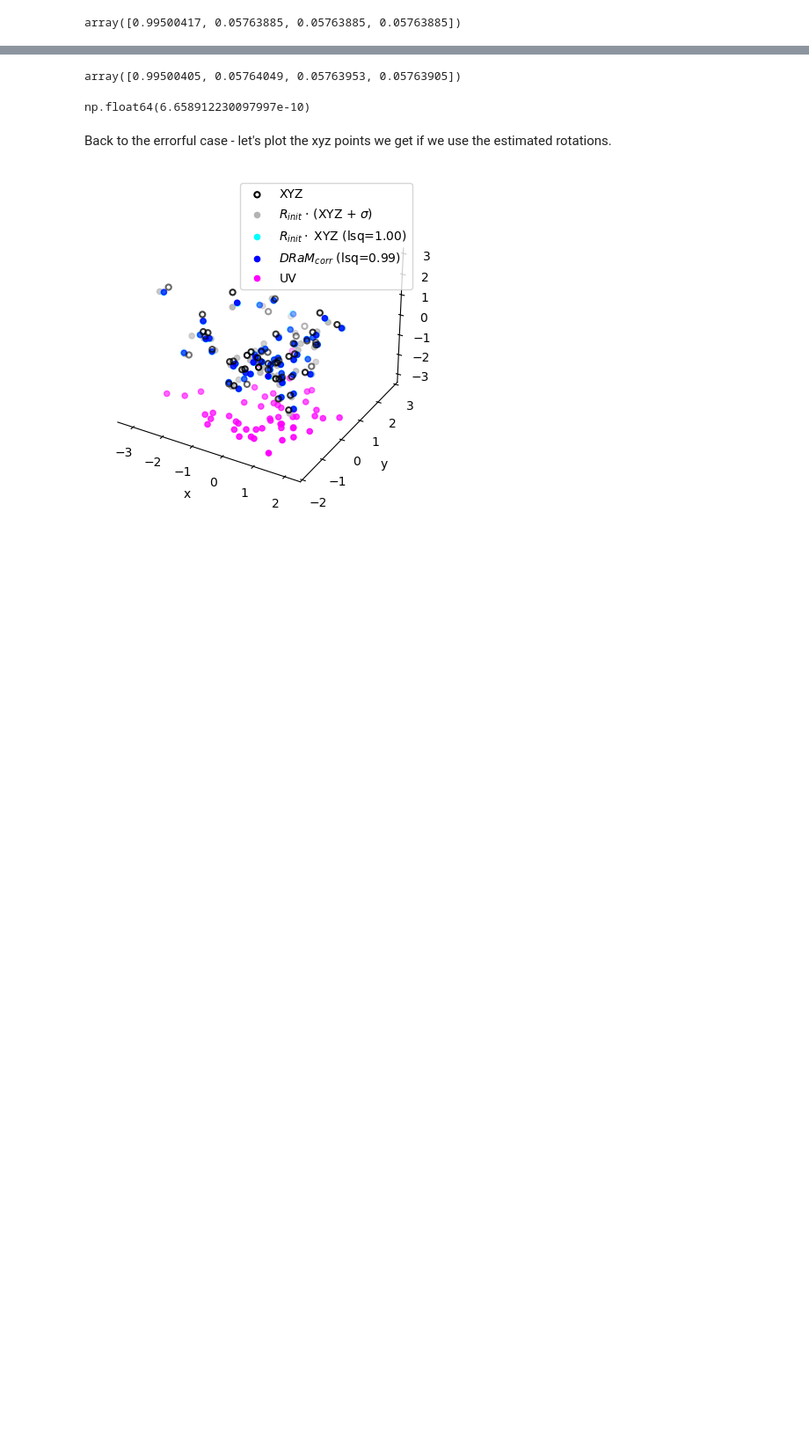
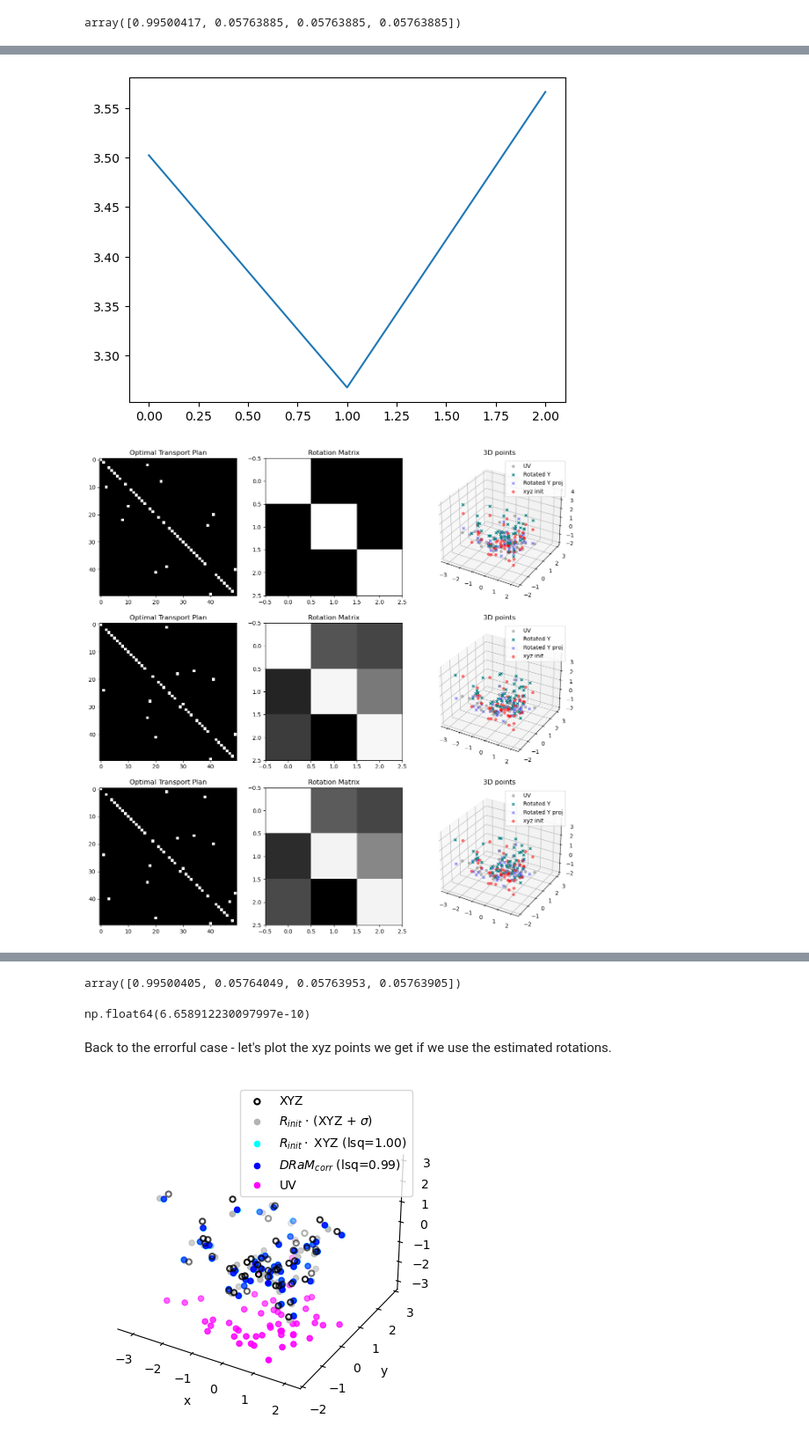
Before and after one commit to geoffwoollard/quaternion-adjugate, a Jupyter notebook: 3D pose extraction from 2D orthographic projection with DRaM.ipynb, the cells around one changed output, grey strips where cells are left out. Shown at 88% size. Saved outputs shown, nothing was run; the diff lists cells and outputs as text; code cells hidden in the pictures; blank space fills up the shorter version.

```diff
--- a/3D pose extraction from 2D orthographic projection with DRaM.ipynb
+++ b/3D pose extraction from 2D orthographic projection with DRaM.ipynb
@@ -252,3 +289,34 @@ np.float64(0.987117169777816)
+# %%
+n_pl = min(10, len(logs))
+transport_plans = [log['transport_plan'] for log in logs[:n_pl]]
+Ps = [log['R'] for log in logs[:n_pl]]
+YR = [log['YR'] for log in logs[:n_pl]]
+
+plt.plot([log['cost'] for log in logs], label='EMD')
+plt.show()
+
+
+# plot these three
+fig, axes = plt.subplots(n_pl, 3, figsize=(15, 5*n_pl), )
+for idx in range(len(transport_plans)):
+    axes[idx, 0].imshow(transport_plans[idx], cmap='gray')
+    axes[idx,0].set_title('Optimal Transport Plan')
+    axes[idx,1].imshow(Ps[idx], cmap='gray')
+    axes[idx,1].set_title('Rotation Matrix')
+
+    axes[idx, 2].remove()
+
+    ax2 = fig.add_subplot(n_pl, 3, 3 * idx + 3, projection='3d')
+    alpha = 0.5
+    ax2.scatter(xs=UV[:, 0], ys=UV[:, 1], zs=0, label='UV', marker='o', color='gray', alpha=alpha)
+    ax2.scatter(xs=YR[idx][:, 0], ys=YR[idx][:, 1], zs=YR[idx][:, 2]+1, label='Rotated Y', marker='x', color='teal', alpha=1)
+    ax2.scatter(xs=YR[idx][:, 0], ys=YR[idx][:, 1], zs=0, label='Rotated Y proj', marker='x', color='blue', alpha=alpha)
+    ax2.scatter(xs=xyz[:, 0], ys=xyz[:, 1], zs=xyz[:, 2], label='xyz init', marker='o', color='red', alpha=alpha)
+    ax2.set_title('3D points')
+    ax2.legend()
+# %% [output]
+[figure, added]
+[figure, added]
 # %%
 #Let's plot these errors to compare
 # %pylab inline
```
Also changed, not shown: parts of 15 cells of this notebook, 2 other files.
